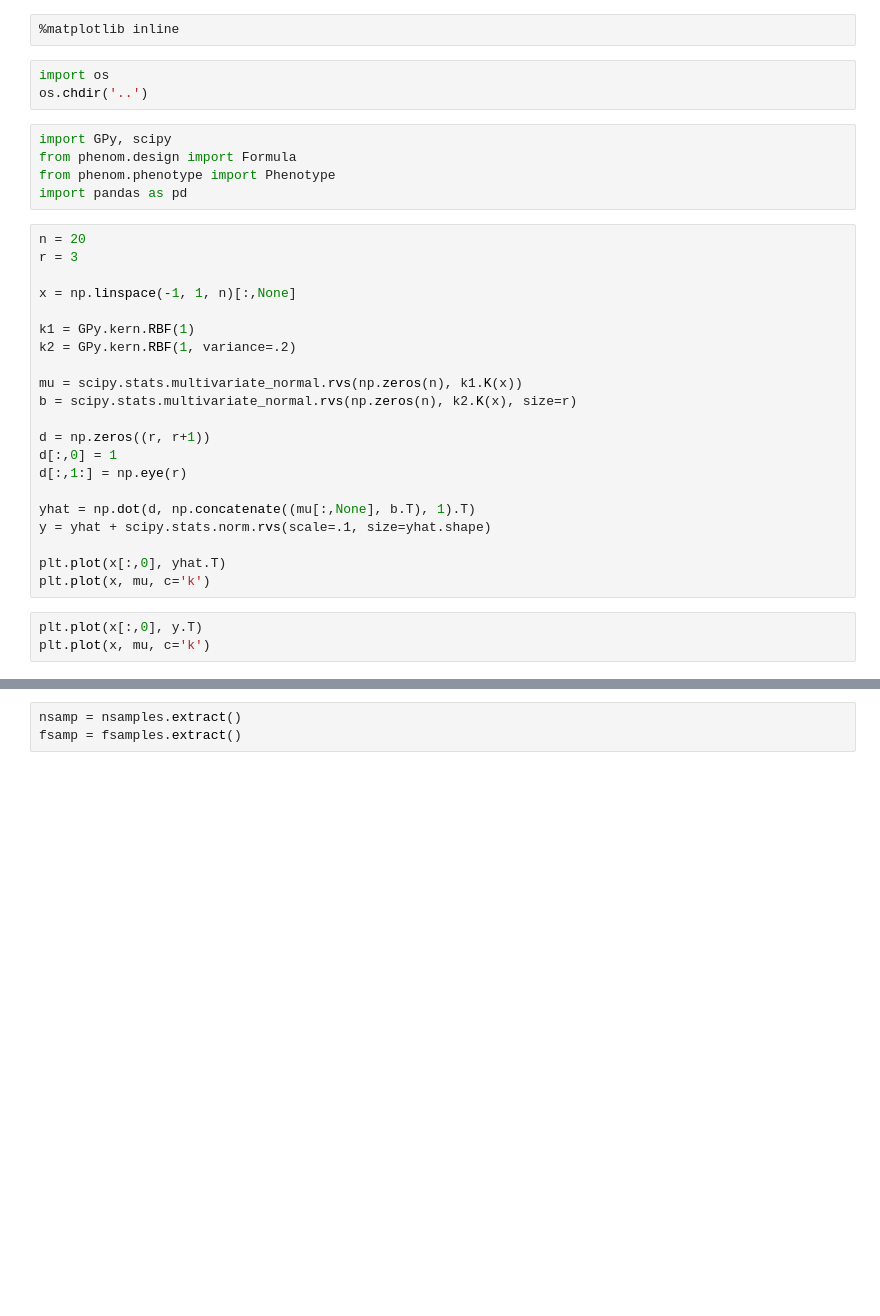
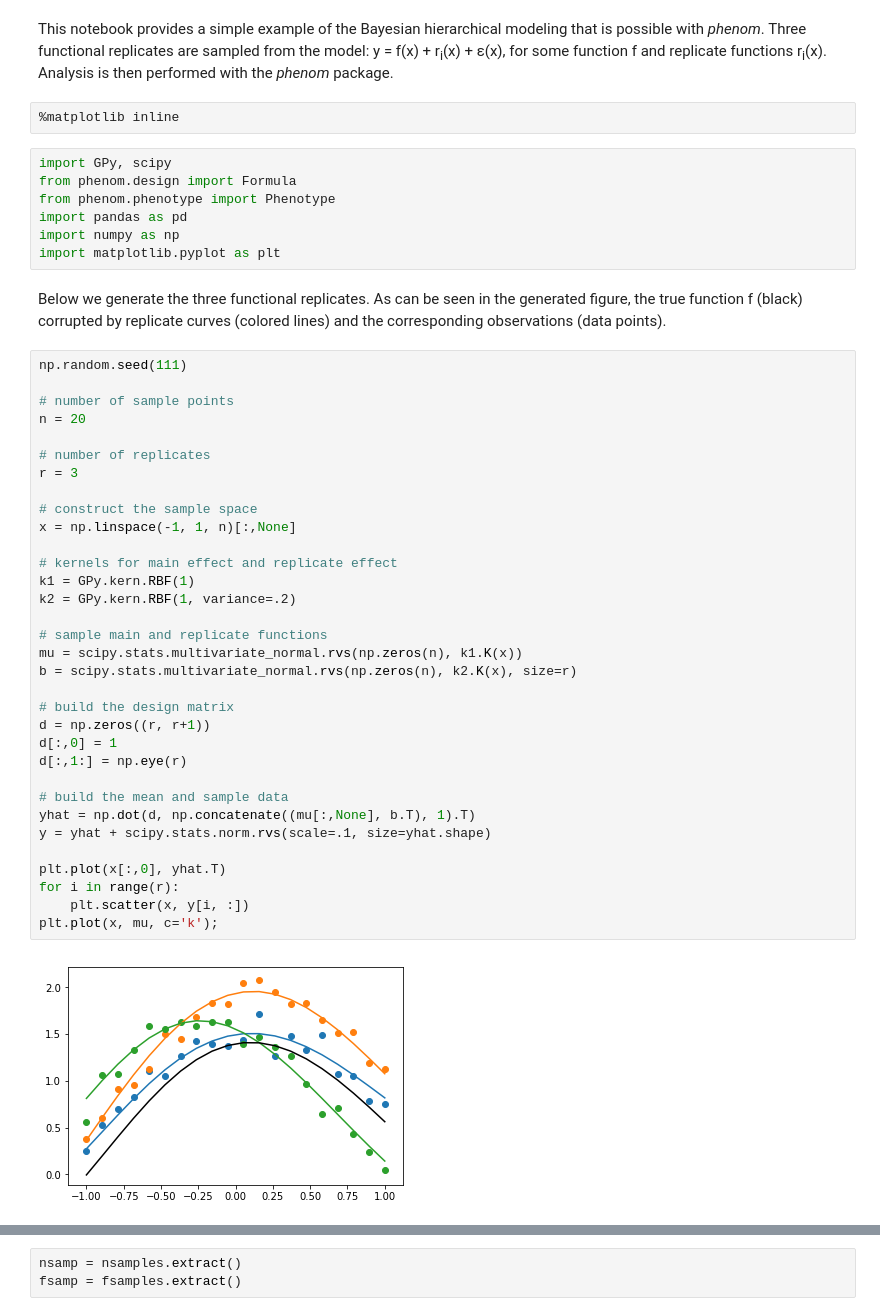
Before and after one commit to ptonner/phenom, a Jupyter notebook: notebooks/example.ipynb, the cells around one changed output, grey strips where cells are left out. Saved outputs shown, nothing was run; the diff lists cells and outputs as text; blank space fills up the shorter version.

Commit message:
update example

```diff
--- a/notebooks/example.ipynb
+++ b/notebooks/example.ipynb
@@ -3,34 +1,48 @@
+# %% [markdown]
+This notebook provides a simple example of the Bayesian hierarchical modeling that is possible with *phenom*. Three functional replicates are sampled from the model: y = f(x) + r<sub>i</sub>(x) + &epsilon;(x), for some function f and replicate functions r<sub>i</sub>(x). Analysis is then performed with the *phenom* package.
 # %%
 %matplotlib inline
-# %%
-import os
-os.chdir('..')
 # %%
 import GPy, scipy
 from phenom.design import Formula
 from phenom.phenotype import Phenotype
 import pandas as pd
+import numpy as np
+import matplotlib.pyplot as plt
+# %% [markdown]
+Below we generate the three functional replicates. As can be seen in the generated figure, the true function f (black) corrupted by replicate curves (colored lines) and the corresponding observations (data points).
 # %%
+np.random.seed(111)
+
+# number of sample points
 n = 20
+
+# number of replicates
 r = 3
 
+# construct the sample space
 x = np.linspace(-1, 1, n)[:,None]
 
+# kernels for main effect and replicate effect
 k1 = GPy.kern.RBF(1)
 k2 = GPy.kern.RBF(1, variance=.2)
 
+# sample main and replicate functions
 mu = scipy.stats.multivariate_normal.rvs(np.zeros(n), k1.K(x))
 b = scipy.stats.multivariate_normal.rvs(np.zeros(n), k2.K(x), size=r)
 
+# build the design matrix
 d = np.zeros((r, r+1))
 d[:,0] = 1
 d[:,1:] = np.eye(r)
 
+# build the mean and sample data
 yhat = np.dot(d, np.concatenate((mu[:,None], b.T), 1).T)
 y = yhat + scipy.stats.norm.rvs(scale=.1, size=yhat.shape)
 
 plt.plot(x[:,0], yhat.T)
-plt.plot(x, mu, c='k')
+for i in range(r):
+    plt.scatter(x, y[i, :])
+plt.plot(x, mu, c='k');
+# %% [output]
+[figure, added]
-# %%
-plt.plot(x[:,0], y.T)
-plt.plot(x, mu, c='k')
```
Also changed, not shown: parts of 10 cells of this notebook.
